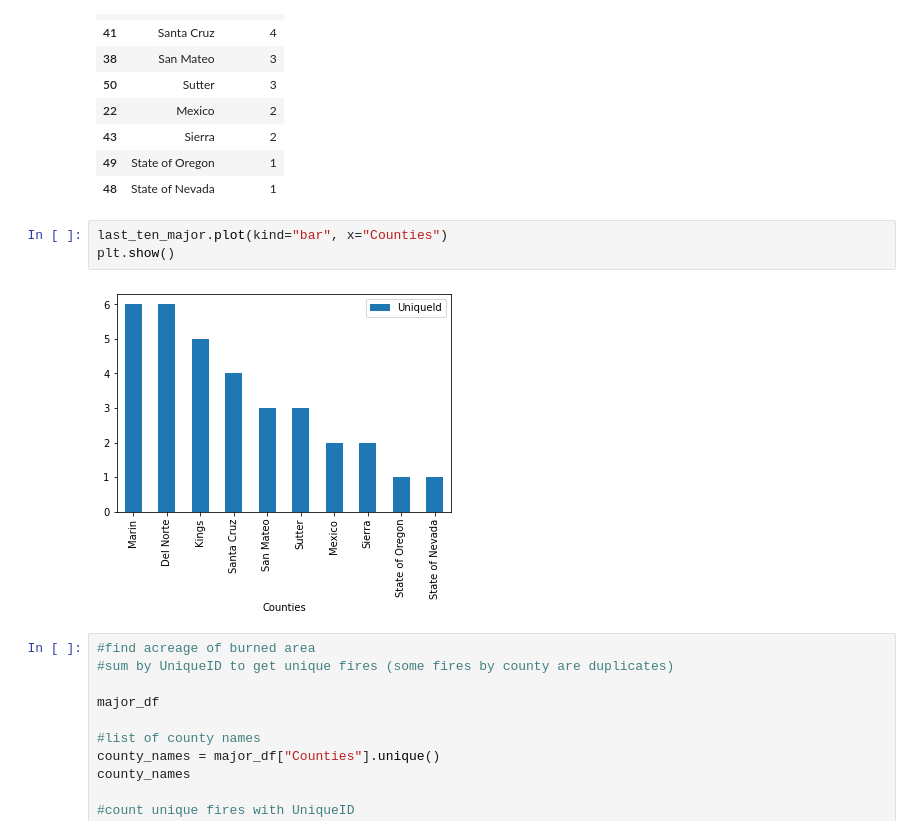
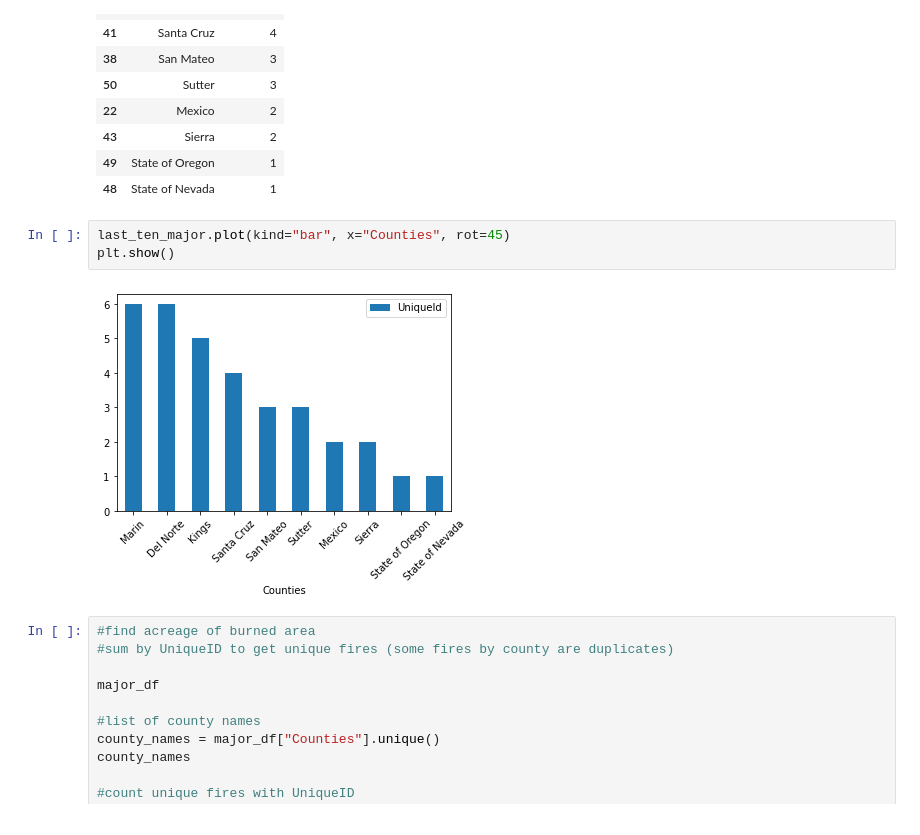
Before and after one commit to jump8621/data-project-I, a Jupyter notebook: lee_pyre.ipynb, the cells around one changed output. Saved outputs shown, nothing was run; the diff lists cells and outputs as text.

```diff
--- a/lee_pyre.ipynb
+++ b/lee_pyre.ipynb
@@ -220,10 +220,10 @@ last_ten_major
 | 49 | State of Oregon | 1 |
 | 48 | State of Nevada | 1 |
 # %%
-last_ten_major.plot(kind="bar", x="Counties")
+last_ten_major.plot(kind="bar", x="Counties", rot=45)
 plt.show()
 # %% [output]
-[figure, old version]
+[figure, new version]
 # %%
 #find acreage of burned area
 #sum by UniqueID to get unique fires (some fires by county are duplicates)
```
Also changed, not shown: parts of 6 cells of this notebook, 1 other file.
